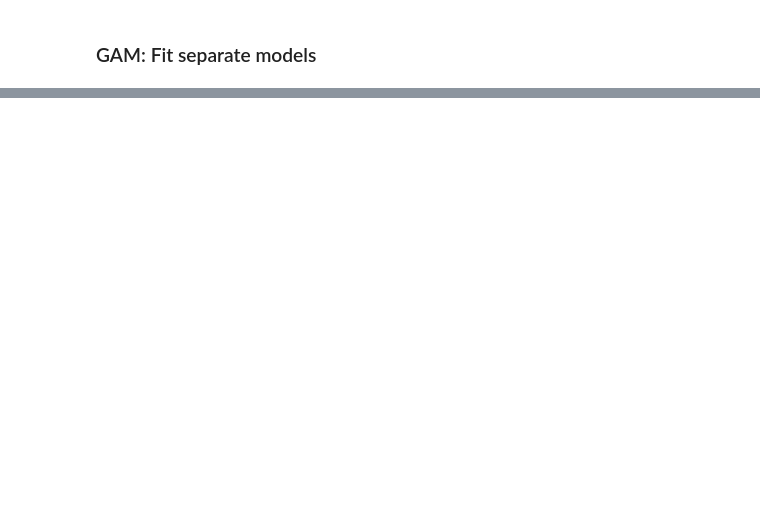
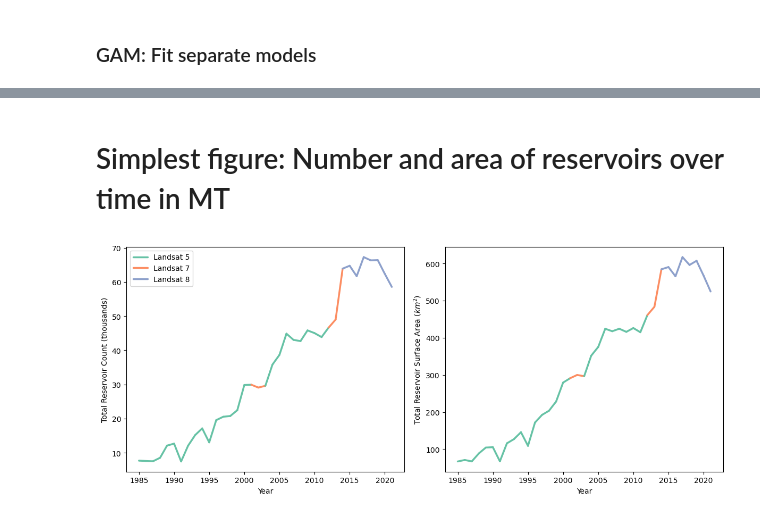
Before and after one commit to kysolvik/reservoir-id-smp, a Jupyter notebook: reservoir-id-smp/analysis/lulc/lulc_figs_w_gam.ipynb, the cells around one changed output, grey strips where cells are left out. Cells and saved outputs as stored; diff of their text form; code cells hidden in the pictures; blank space fills up the shorter version.

```diff
--- a/reservoir-id-smp/analysis/lulc/lulc_figs_w_gam.ipynb
+++ b/reservoir-id-smp/analysis/lulc/lulc_figs_w_gam.ipynb
@@ -602,0 +652,2 @@ github.com/dswah/pyGAM/issues/163
+# %% [markdown]
+# Simplest figure: Number and area of reservoirs over time in MT
@@ -602,0 +677,47 @@ github.com/dswah/pyGAM/issues/163
+# %%
+# Calculate which landsats for which years
+ls_year_dict = {
+    'ls5':np.concatenate([np.arange(1985, 2001), np.arange(2003, 2012)]),
+    'ls7': np.array([2001, 2002, 2012, 2013]),
+    'ls8': np.arange(2014, 2022)
+}
+
+ls_list = []
+for res_y in year_range:
+    for key, value in ls_year_dict.items():
+        if res_y in value:
+            ls_list.append(key)
+
+basic_stats_df['satellite'] = ls_list
+year_satellite = basic_stats_df.reset_index().set_index('year')[['satellite']]
+# %%
+
+def get_ls_color(y):
+    return color_dict[year_satellite.loc[y].values[0]]
+
+def color_by_ls(df, column, ax):
+    year_values = np.stack([basic_stats_df.index.get_level_values('year'),
+                        basic_stats_df[column]],
+                       axis=1)
+    for start, stop in zip(year_values[:-1],year_values[1:]):
+        x, y = zip(start, stop)
+        ls_shortname = year_satellite.loc[x[0]].values[0]
+        ls_name = 'Landsat {}'.format(ls_shortname[-1])
+        if ls_name not in ax.get_legend_handles_labels()[1]:
+            ax.plot(x, y, color=get_ls_color(x[0]), lw=2.5, label=ls_name,
+                   solid_capstyle='round')
+        else:
+            ax.plot(x, y, color=get_ls_color(x[0]), lw=2.5,
+                   solid_capstyle='round')
+# %%
+fig, axs = plt.subplots(1,2, figsize=(12,5))
+color_by_ls(basic_stats_df, 'count_k', axs[0])
+color_by_ls(basic_stats_df, 'area_km', axs[1])
+axs[0].set_ylabel('Total Reservoir Count (thousands)')
+axs[0].set_xlabel('Year')
+axs[1].set_ylabel('Total Reservoir Surface Area ($km^2$)')
+axs[1].set_xlabel('Year')
+axs[0].legend()
+fig.tight_layout()
+# %% [output]
+[figure, added]
```
Also changed, not shown: parts of 14 cells of this notebook.
